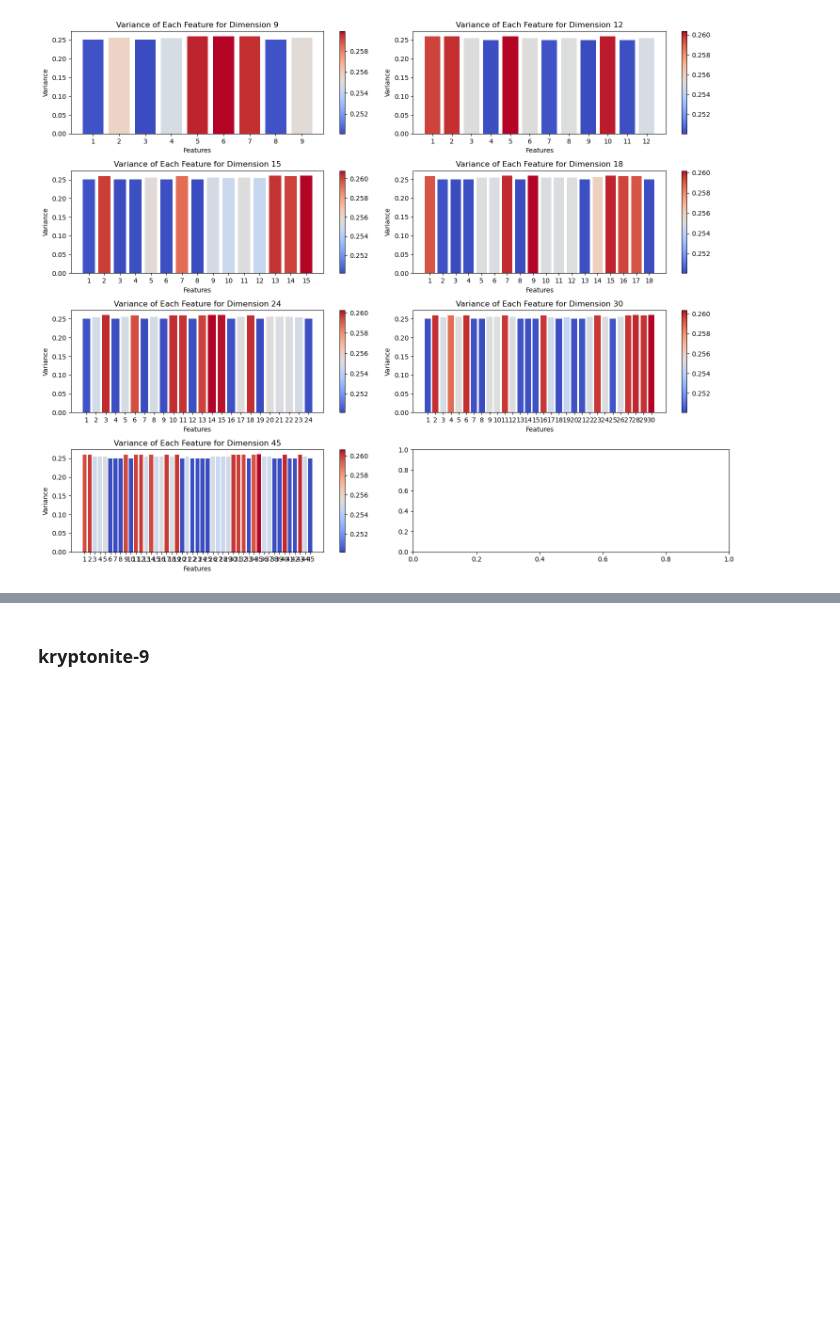
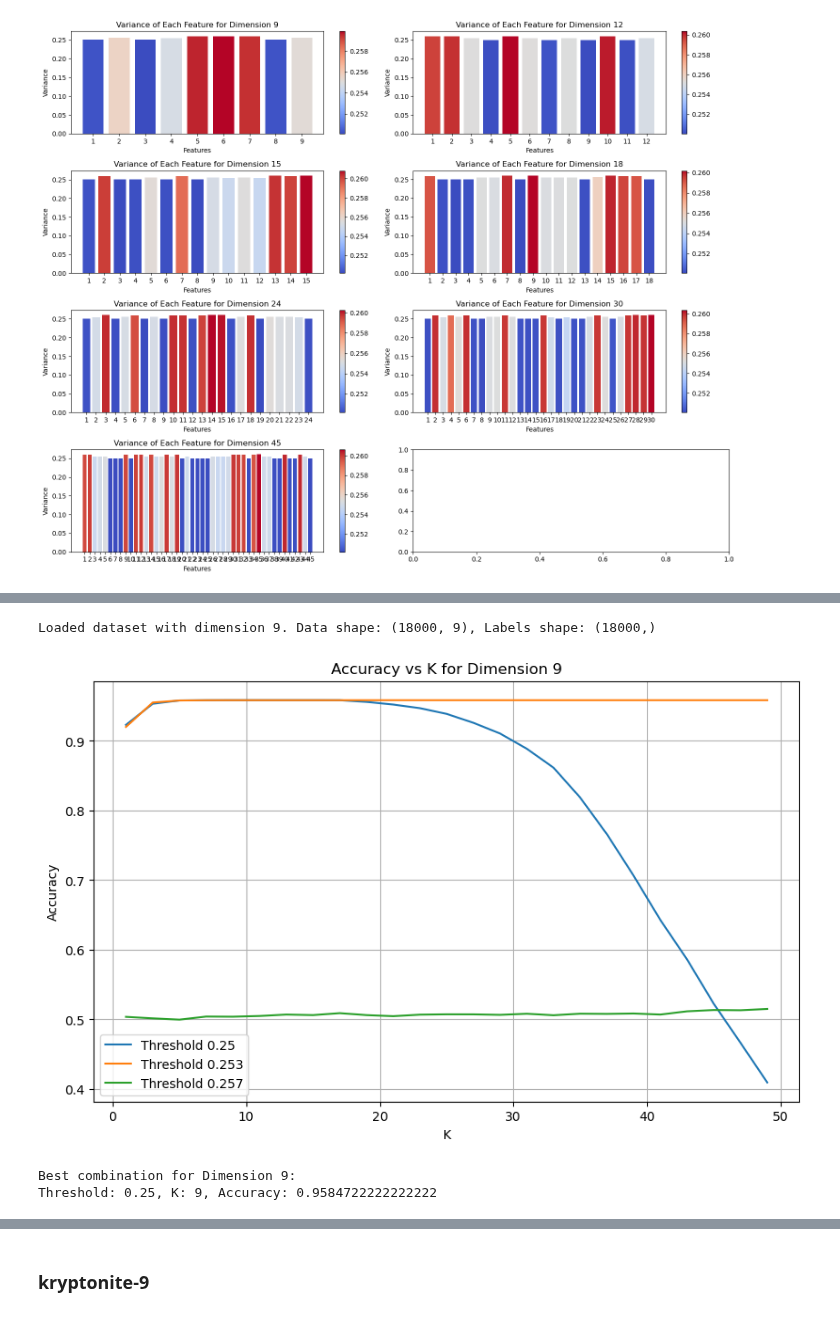
Before and after one commit to Daniel4078/COMP70015-MML-coursework, a Jupyter notebook: Knn.ipynb, the cells around one changed output, grey strips where cells are left out. Cells and saved outputs as stored; diff of their text form; code cells hidden in the pictures; blank space fills up the shorter version.

Commit message:
combine the hyperparameter search

```diff
--- a/Knn.ipynb
+++ b/Knn.ipynb
@@ -209,0 +159,47 @@ Results for Dimension 9:
+# %%
+from sklearn.neighbors import KNeighborsClassifier
+from itertools import product
+
+def perform_grid_search(dim,thresholds,k_range):
+    data, labels = load_data_by_dimension(dim)
+    results_list = []
+    accuracies = {t: [] for t in thresholds}
+    best_acc = 0
+    best_params = {}
+
+    for t , k in product(thresholds,k_range):
+        data_processed = preprocess_data(data, variance_threshold=t)
+        X_train, X_test, y_train, y_test = train_test_split(data_processed, labels, test_size=0.2, random_state=42)
+
+        model = KNeighborsClassifier(n_neighbors=k)
+        acc = np.mean(cross_val_score(model, X_train, y_train, cv=5))
+        accuracies[t].append(acc)
+        if acc > best_acc:
+            best_acc = acc
+            best_params = {"Threshold": t, "K": k}
+
+    plt.figure(figsize=(10, 6))
+    for t in thresholds:
+        plt.plot(k_range, accuracies[t], label=f"Threshold {t}")
+
+    plt.title(f"Accuracy vs K for Dimension {dim}")
+    plt.xlabel("K")
+    plt.ylabel("Accuracy")
+    plt.legend()
+    plt.grid(True)
+    plt.ylim(0, 1)
+    plt.show()
+
+    return best_params, best_acc
+# %%
+thresholds = [0.25,0.253,0.257]
+k_range = range(1,50,2)
+# %%
+best_params,best_acc =  perform_grid_search(9,thresholds,k_range)
+print(f"Best combination for Dimension 9:")
+print(f"Threshold: {best_params['Threshold']}, K: {best_params['K']}, Accuracy: {best_acc}")
+# %% [output]
+Loaded dataset with dimension 9. Data shape: (18000, 9), Labels shape: (18000,)
+[figure, added]
+Best combination for Dimension 9:
+Threshold: 0.25, K: 9, Accuracy: 0.9584722222222222
```
Also changed, not shown: parts of 18 cells of this notebook.
